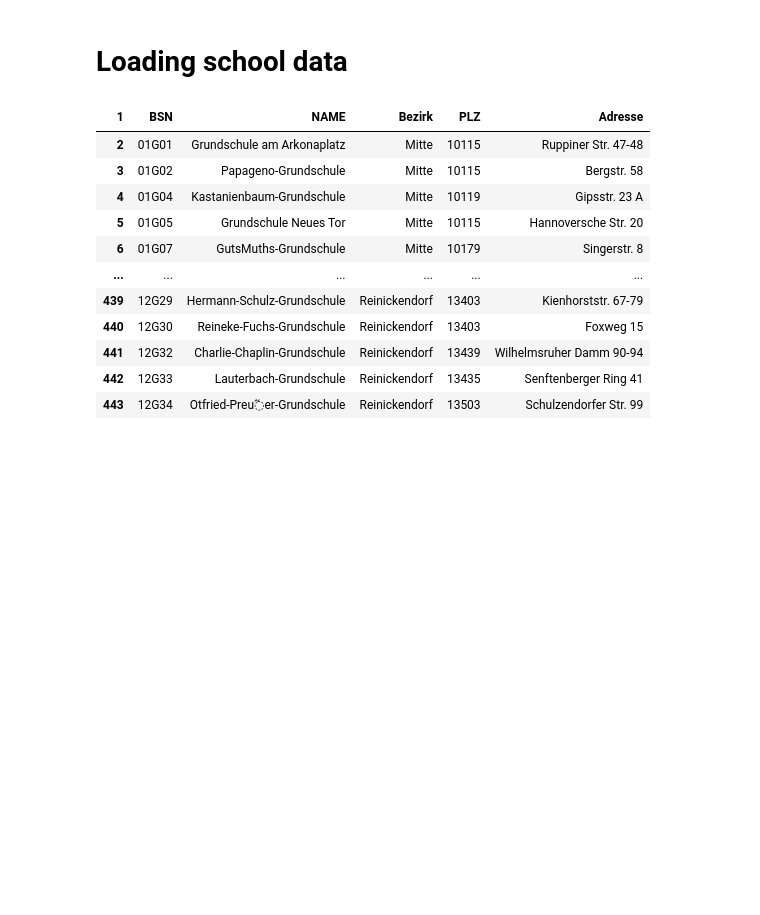
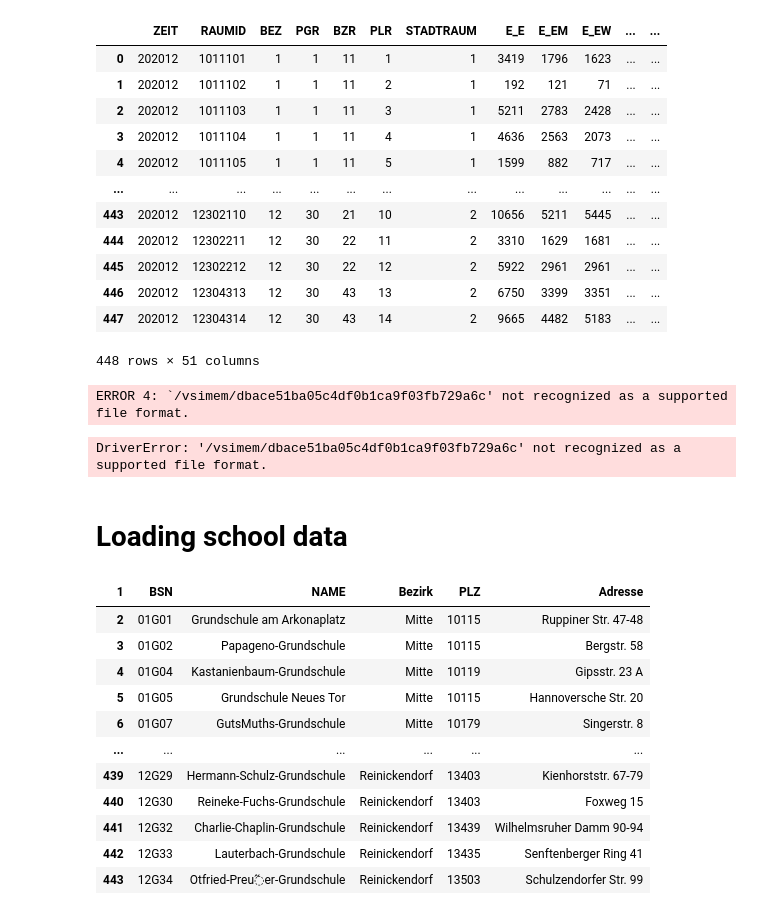
Before and after one commit to Safiaaaaa/YouthInTheCity, a Jupyter notebook: notebooks/data_collection.ipynb, the cells around one changed output. Drawn from its saved outputs; the diff is of its cells as text; code cells hidden in the pictures; blank space fills up the shorter version.

```diff
--- a/notebooks/data_collection.ipynb
+++ b/notebooks/data_collection.ipynb
@@ -30,0 +72,3 @@ gp.read_file('../raw_data/housing_data.shp')
+# %%
+mig_data = pd.read_csv('../data/EWRMIGRA202012E_Matrix.csv', sep=';')
+gen_data = pd.read_csv('../data/EWR202012E_Matrix.csv', sep=';')
@@ -30,0 +89,16 @@ gp.read_file('../raw_data/housing_data.shp')
+# %%
+gen_data
+# %% [output]
+|  | ZEIT | RAUMID | BEZ | PGR | BZR | PLR | STADTRAUM | E_E | E_EM | E_EW | ... | ... |
+| 0 | 202012 | 1011101 | 1 | 1 | 11 | 1 | 1 | 3419 | 1796 | 1623 | ... | ... |
+| 1 | 202012 | 1011102 | 1 | 1 | 11 | 2 | 1 | 192 | 121 | 71 | ... | ... |
+| 2 | 202012 | 1011103 | 1 | 1 | 11 | 3 | 1 | 5211 | 2783 | 2428 | ... | ... |
+| 3 | 202012 | 1011104 | 1 | 1 | 11 | 4 | 1 | 4636 | 2563 | 2073 | ... | ... |
+| 4 | 202012 | 1011105 | 1 | 1 | 11 | 5 | 1 | 1599 | 882 | 717 | ... | ... |
+| ... | ... | ... | ... | ... | ... | ... | ... | ... | ... | ... | ... | ... |
+| 443 | 202012 | 12302110 | 12 | 30 | 21 | 10 | 2 | 10656 | 5211 | 5445 | ... | ... |
+| 444 | 202012 | 12302211 | 12 | 30 | 22 | 11 | 2 | 3310 | 1629 | 1681 | ... | ... |
+| 445 | 202012 | 12302212 | 12 | 30 | 22 | 12 | 2 | 5922 | 2961 | 2961 | ... | ... |
+| 446 | 202012 | 12304313 | 12 | 30 | 43 | 13 | 2 | 6750 | 3399 | 3351 | ... | ... |
+| 447 | 202012 | 12304314 | 12 | 30 | 43 | 14 | 2 | 9665 | 4482 | 5183 | ... | ... |
+448 rows × 51 columns
@@ -44,3 +126,8 @@ migration.to_csv('../data/migration_data.csv')
+# %%
+wfs2gp_df('green_areas', '	https://fbinter.stadt-berlin.de/fb/wfs/data/senstadt/s_06_03freiflentwick').head()
+# %% [output]
+ERROR 4: `/vsimem/dbace51ba05c4df0b1ca9f03fb729a6c' not recognized as a supported file format.
+DriverError: '/vsimem/dbace51ba05c4df0b1ca9f03fb729a6c' not recognized as a supported file format.
 # %% [markdown]
 # Loading school data
 # %%
```
Also changed, not shown: parts of 17 cells of this notebook.
